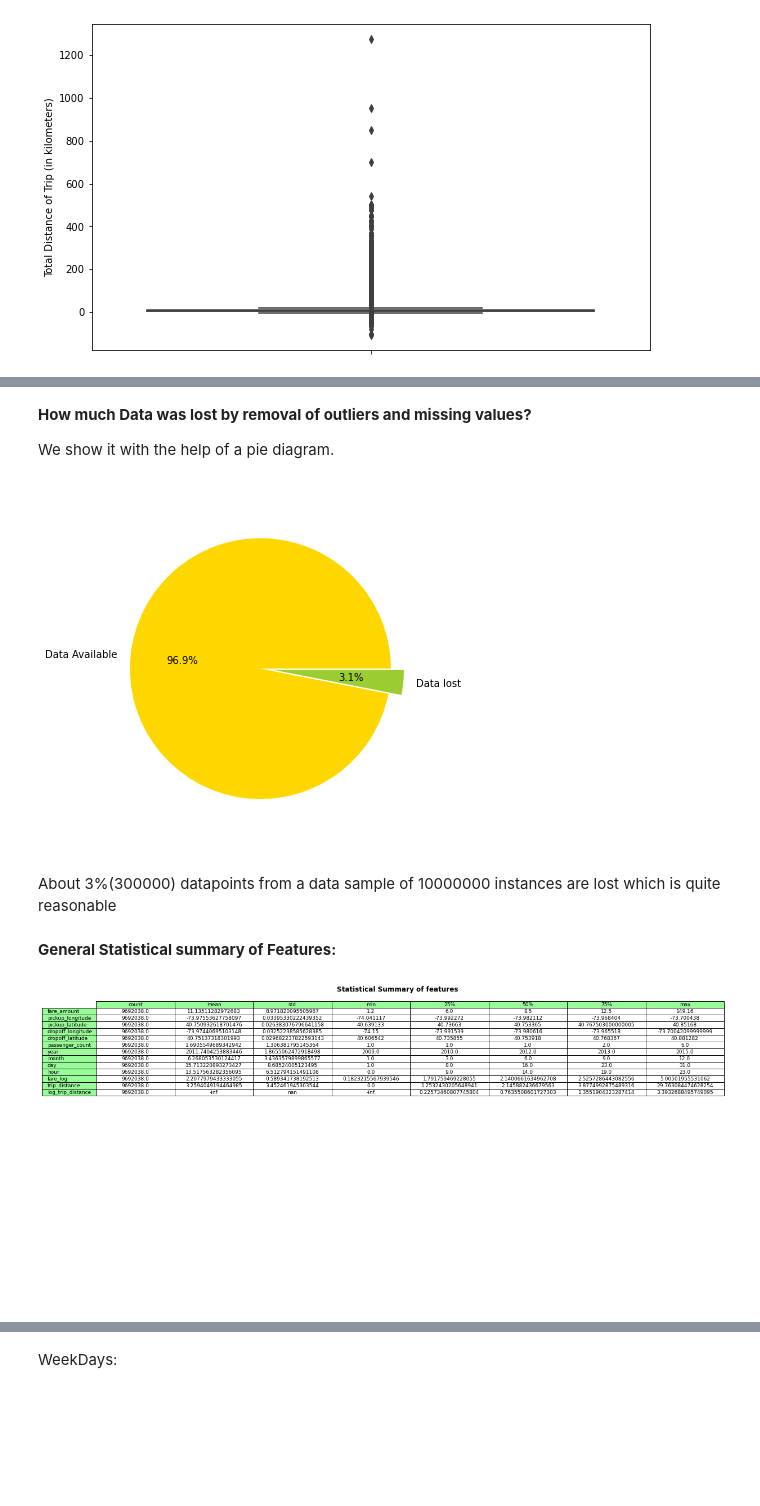
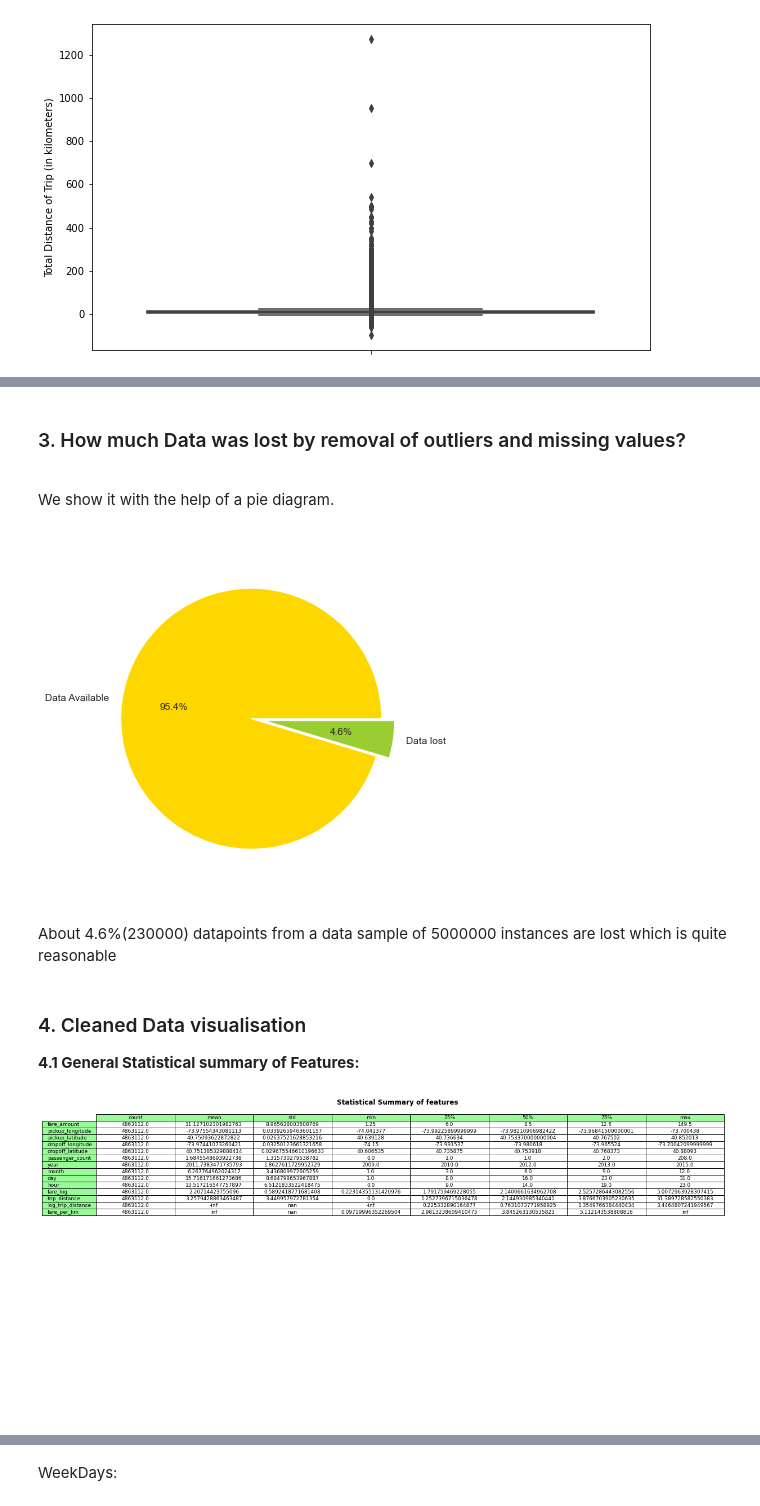
Before and after one commit to cjb123/Taxi-fare-prediction-time-series-problem-, a Jupyter notebook: Taxi_Fare_Prediction.ipynb, the cells around one changed output, grey strips where cells are left out. Saved outputs shown, nothing was run; the diff lists cells and outputs as text; code cells hidden in the pictures; blank space fills up the shorter version.

```diff
--- a/Taxi_Fare_Prediction.ipynb
+++ b/Taxi_Fare_Prediction.ipynb
@@ -181,6 +242,6 @@ Passenger counts and map coordinates that occur very rare:
 # %%
-#dropping rows with passengers greater than 6 and equals 0
-data_5m = data_5m[(data_5m["passenger_count"] > 0 ) & (data_5m["passenger_count"] < 7) ]
+#dropping rows with passengers greater than 7 and equals 0
+data_5m = data_5m[(data_5m["passenger_count"] > 0 ) & (data_5m["passenger_count"] < 8) ]
 
 #Dropping rarely occuring values of pickup and dropoff coordinates
 coordinates = ['pickup_longitude','pickup_latitude', 'dropoff_longitude', 'dropoff_latitude']
@@ -200,11 +249,0 @@ It can be calculated using the below formula: <br>
-# %%
-def haversine_vectorize(data):
-    lat_1, lon_1, lat_2, lon_2 = map(np.radians, [data["pickup_latitude"], data["pickup_longitude"], data["dropoff_latitude"]
-                                              , data["dropoff_longitude"]])
-    lon = lon_2 - lon_1
-    lat = lat_2 - lat_1
-    haver_formula = np.sin(lat/2.0)**2 + np.cos(lat_1) * np.cos(lat_2) * np.sin(lon/2.0)**2
-    dist = 2 * np.arcsin(np.sqrt(haver_formula ))
-    km = 6367 * dist #6367 for distance in KM for miles use 3958
-    return km
-data_5m['trip_distance'] = haversine_vectorize(data_5m)
@@ -263,12 +299,12 @@ Outliers : Visualizing Pickups outside Newyork
 # %%
-outside_NYC = data_5m[((data_5m.pickup_latitude <= 40.5774) | (data_5m.pickup_longitude <= -74.15) |
-                       (data_5m.pickup_latitude >= 40.9176) | (data_5m.pickup_longitude >= -73.7004))]
+# outside_NYC = data_5m[((data_5m.pickup_latitude <= 40.5774) | (data_5m.pickup_longitude <= -74.15) |
+#                        (data_5m.pickup_latitude >= 40.9176) | (data_5m.pickup_longitude >= -73.7004))]
 
-map_boundary = folium.Map(location = [40.5774, -73.7004], tiles = "Stamen Toner")
-pickups_outside = outside_NYC.head(20000)
+# map_boundary = folium.Map(location = [40.5774, -73.7004], tiles = "Stamen Toner")
+# pickups_outside = outside_NYC.head(20000)
 
-for i,row in pickups_outside.iterrows():
-    if row["pickup_latitude"] != 0:
-        folium.Marker([row["pickup_latitude"], row["pickup_longitude"]]).add_to(map_boundary)
-map_boundary
+# for i,row in pickups_outside.iterrows():
+#     if row["pickup_latitude"] != 0:
+#         folium.Marker([row["pickup_latitude"], row["pickup_longitude"]]).add_to(map_boundary)
+# map_boundary
 # %% [markdown]
@@ -294,0 +333,6 @@ data_5m = data_5m[(((data_5m.dropoff_latitude >= 40.5774) & (data_5m.dropoff_lat
+# %%
+data_5m['fare_per_km'] = data_5m.fare_amount/data_5m.trip_distance
+data_5m[data_5m.fare_per_km <20].fare_per_km.hist(bins = 150)
+plt.xlabel("Fare per kilometers")
+
+data_5m.fare_per_km.describe()
@@ -295,9 +350,9 @@ data_5m = data_5m[(((data_5m.dropoff_latitude >= 40.5774) & (data_5m.dropoff_lat
 # %% [markdown]
-<b>How much Data was lost by removal of outliers and missing values? </b><br>
+<h3>3. How much Data was lost by removal of outliers and missing values? </h3><br>
 
 We show it with the help of a pie diagram.
 # %%
-sizes = [data_5m.shape[0],10000000 - data_5m.shape[0]]
+sizes = [data_5m.shape[0],5000000 - data_5m.shape[0]]
 explode = (0.1, 0)
 labels = 'Data Available', 'Data lost'
 colors = ['gold', 'yellowgreen']
@@ -307,27 +362,31 @@ plt.pie(sizes, explode=explode, labels=labels, colors=colors,autopct='%1.1f%%')
 plt.axis('equal')
 plt.show()
 # %% [output]
-[figure, old version]
+[figure, new version]
 # %% [markdown]
-About 3%(300000) datapoints from a data sample of 10000000 instances are lost which is quite reasonable
+About 4.6%(230000) datapoints from a data sample of 5000000 instances are lost which is quite reasonable
 # %% [markdown]
-<b>General Statistical summary of Features:
+<h3>4. Cleaned Data visualisation </h3>
+
+<b> 4.1 General Statistical summary of Features:
 # %%
 stats1 = data_5m.describe().reset_index()
 
 list_data = []
 for i in stats1.columns:
     if(i != 'index'):
          list_data.append(list(stats1[i]))
+# print(list_data)
+# list_data = [list_data[i].apply({lambda x: np.round(x,2)}) for i in range(8)]
 
 fig, ax = plt.subplots(figsize=(20,10))
 fig1.subplots_adjust(8,5,10,10)
 ax.set_axis_off()
 table = ax.table( cellText = list_data,  rowLabels = stats1.columns.tolist()[1:],  colLabels = stats1['index'].values,
-    rowColours =["palegreen"] * 13,  colColours =["palegreen"] * 8, cellLoc ='center',  loc ='upper left')
+    rowColours =["palegreen"] * 15,  colColours =["palegreen"] * 8, cellLoc ='center',  loc ='upper left')
 
 ax.set_title('Statistical Summary of features', fontweight ="bold")
 plt.show()
 # %% [output]
-[figure, old version]
+[figure, new version]
 # %% [markdown]
```
Also changed, not shown: parts of 143 cells of this notebook, 1 other file.
